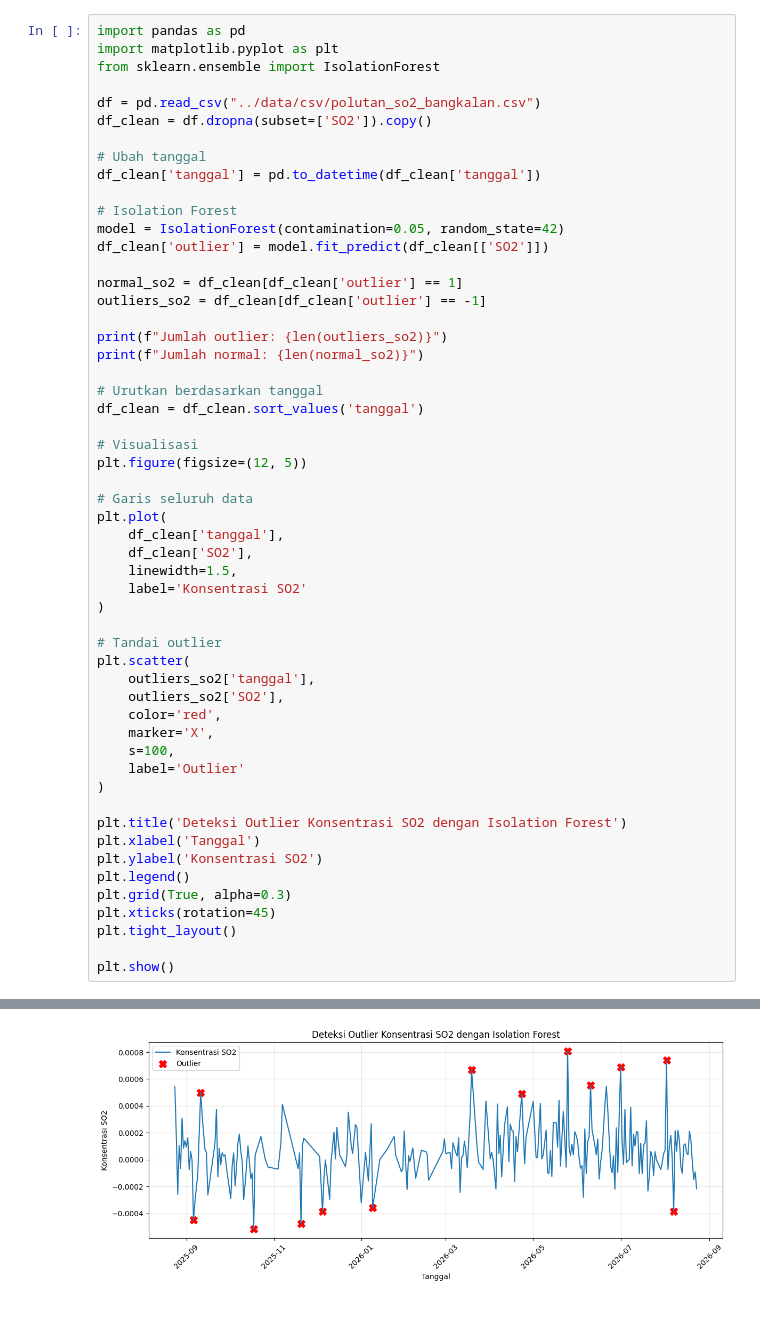
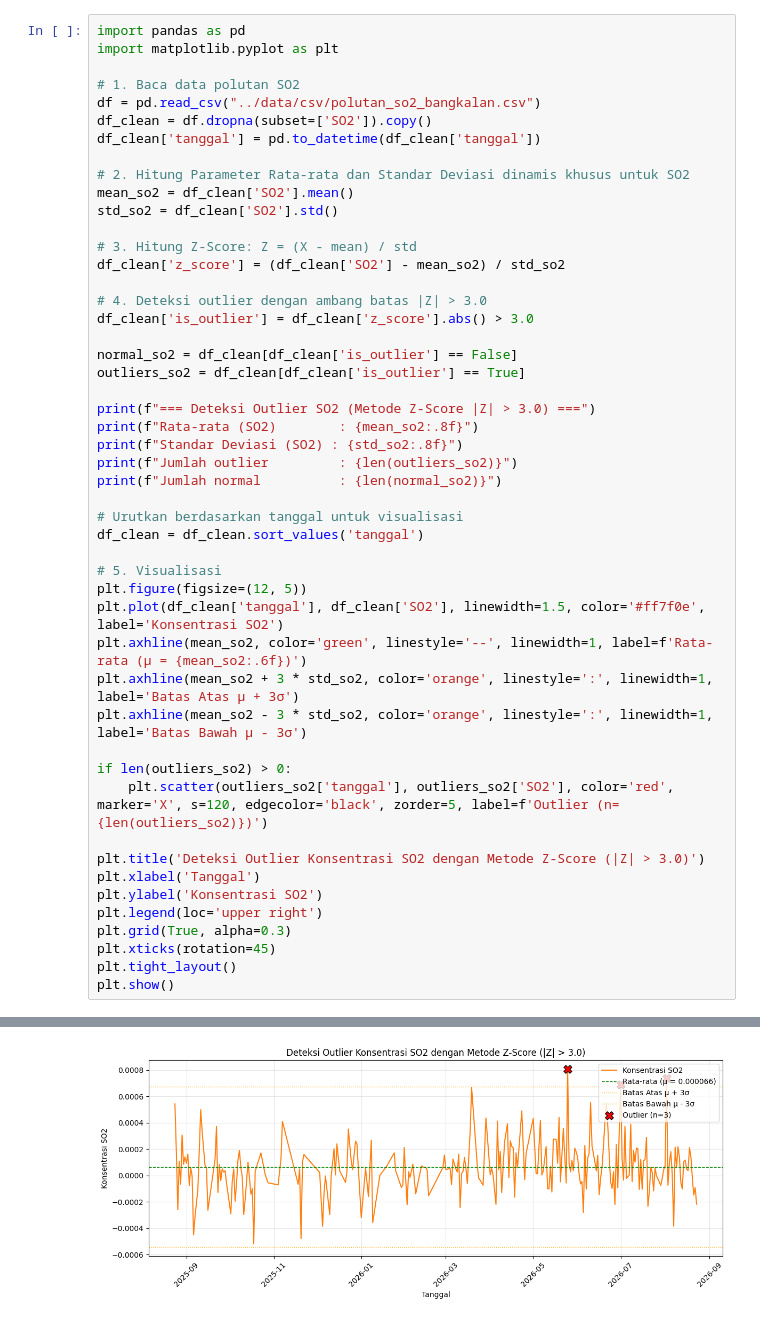
Before and after one commit to SolehMajid/PSD, a Jupyter notebook: pertemuan-1/code-cejoutl.ipynb, the cells around one changed output, grey strips where cells are left out. Cells and saved outputs as stored; diff of their text form.

Commit message:
menambahkan proses detec outlier,tambal missing value dan esktrak fitur tsfel

```diff
--- a/pertemuan-1/code-cejoutl.ipynb
+++ b/pertemuan-1/code-cejoutl.ipynb
@@ -60,55 +57,50 @@ Jumlah normal: 224
 # %%
 import pandas as pd
 import matplotlib.pyplot as plt
-from sklearn.ensemble import IsolationForest
 
+# 1. Baca data polutan SO2
 df = pd.read_csv("../data/csv/polutan_so2_bangkalan.csv")
 df_clean = df.dropna(subset=['SO2']).copy()
-
-# Ubah tanggal
 df_clean['tanggal'] = pd.to_datetime(df_clean['tanggal'])
 
-# Isolation Forest
-model = IsolationForest(contamination=0.05, random_state=42)
-df_clean['outlier'] = model.fit_predict(df_clean[['SO2']])
+# 2. Hitung Parameter Rata-rata dan Standar Deviasi dinamis khusus untuk SO2
+mean_so2 = df_clean['SO2'].mean()
+std_so2 = df_clean['SO2'].std()
 
-normal_so2 = df_clean[df_clean['outlier'] == 1]
-outliers_so2 = df_clean[df_clean['outlier'] == -1]
+# 3. Hitung Z-Score: Z = (X - mean) / std
+df_clean['z_score'] = (df_clean['SO2'] - mean_so2) / std_so2
 
-print(f"Jumlah outlier: {len(outliers_so2)}")
-print(f"Jumlah normal: {len(normal_so2)}")
+# 4. Deteksi outlier dengan ambang batas |Z| > 3.0
+df_clean['is_outlier'] = df_clean['z_score'].abs() > 3.0
 
-# Urutkan berdasarkan tanggal
+normal_so2 = df_clean[df_clean['is_outlier'] == False]
+outliers_so2 = df_clean[df_clean['is_outlier'] == True]
+
+print(f"=== Deteksi Outlier SO2 (Metode Z-Score |Z| > 3.0) ===")
+print(f"Rata-rata (SO2)        : {mean_so2:.8f}")
+print(f"Standar Deviasi (SO2) : {std_so2:.8f}")
+print(f"Jumlah outlier         : {len(outliers_so2)}")
+print(f"Jumlah normal          : {len(normal_so2)}")
+
+# Urutkan berdasarkan tanggal untuk visualisasi
 df_clean = df_clean.sort_values('tanggal')
 
-# Visualisasi
+# 5. Visualisasi
 plt.figure(figsize=(12, 5))
+plt.plot(df_clean['tanggal'], df_clean['SO2'], linewidth=1.5, color='#ff7f0e', label='Konsentrasi SO2')
+plt.axhline(mean_so2, color='green', linestyle='--', linewidth=1, label=f'Rata-rata (μ = {mean_so2:.6f})')
+plt.axhline(mean_so2 + 3 * std_so2, color='orange', linestyle=':', linewidth=1, label='Batas Atas μ + 3σ')
+plt.axhline(mean_so2 - 3 * std_so2, color='orange', linestyle=':', linewidth=1, label='Batas Bawah μ - 3σ')
 
-# Garis seluruh data
-plt.plot(
-    df_clean['tanggal'],
-    df_clean['SO2'],
-    linewidth=1.5,
-    label='Konsentrasi SO2'
-)
+if len(outliers_so2) > 0:
+    plt.scatter(outliers_so2['tanggal'], outliers_so2['SO2'], color='red', marker='X', s=120, edgecolor='black', zorder=5, label=f'Outlier (n={len(outliers_so2)})')
 
-# Tandai outlier
-plt.scatter(
-    outliers_so2['tanggal'],
-    outliers_so2['SO2'],
-    color='red',
-    marker='X',
-    s=100,
-    label='Outlier'
-)
-
-plt.title('Deteksi Outlier Konsentrasi SO2 dengan Isolation Forest')
+plt.title('Deteksi Outlier Konsentrasi SO2 dengan Metode Z-Score (|Z| > 3.0)')
 plt.xlabel('Tanggal')
 plt.ylabel('Konsentrasi SO2')
-plt.legend()
+plt.legend(loc='upper right')
 plt.grid(True, alpha=0.3)
 plt.xticks(rotation=45)
 plt.tight_layout()
-
 plt.show()
 # %% [output]
@@ -117,4 +112,4 @@ Jumlah normal: 236
-[figure, old version]
+[figure, new version]
 # %%
 import pandas as pd
 import matplotlib.pyplot as plt
```
Also changed, not shown: parts of 4 cells of this notebook, 22 other files.
